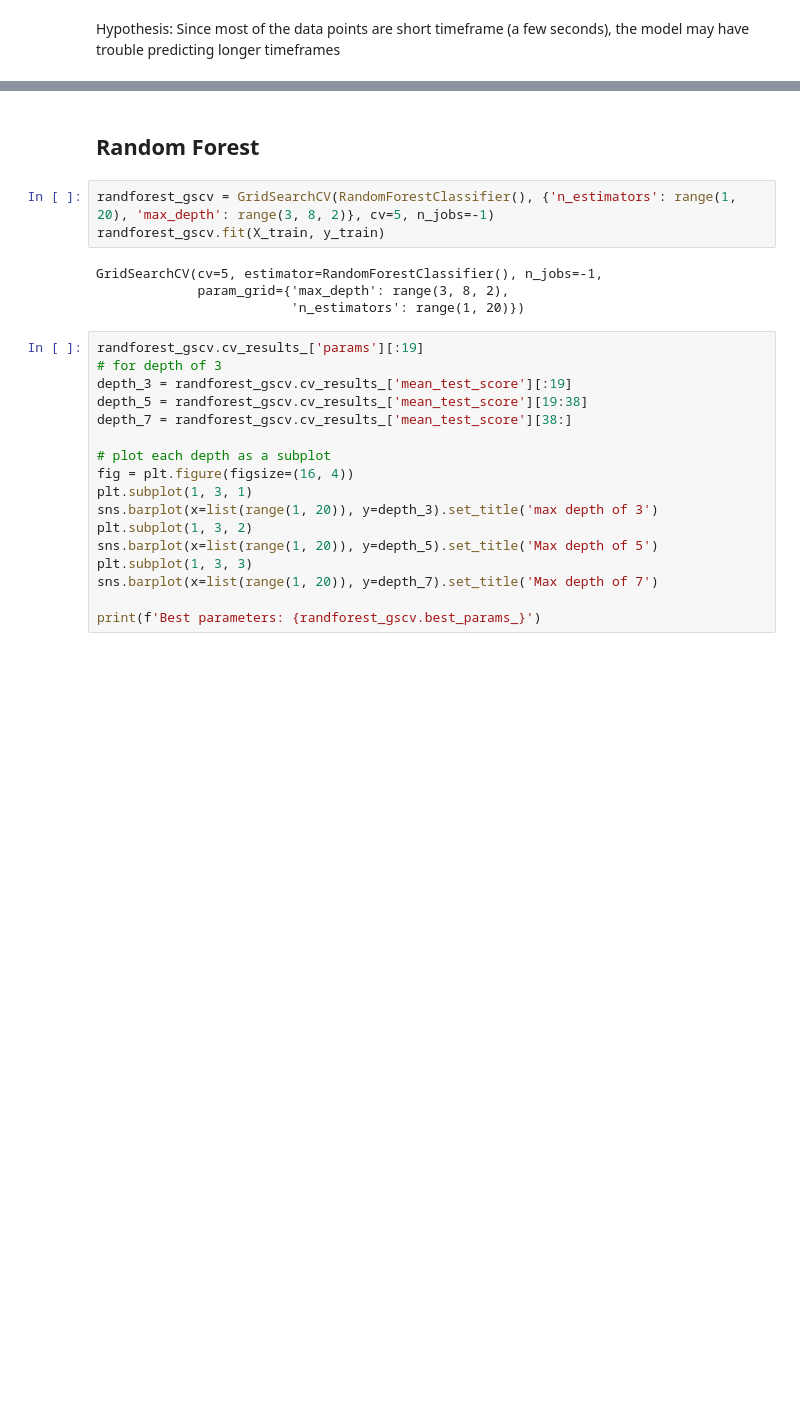
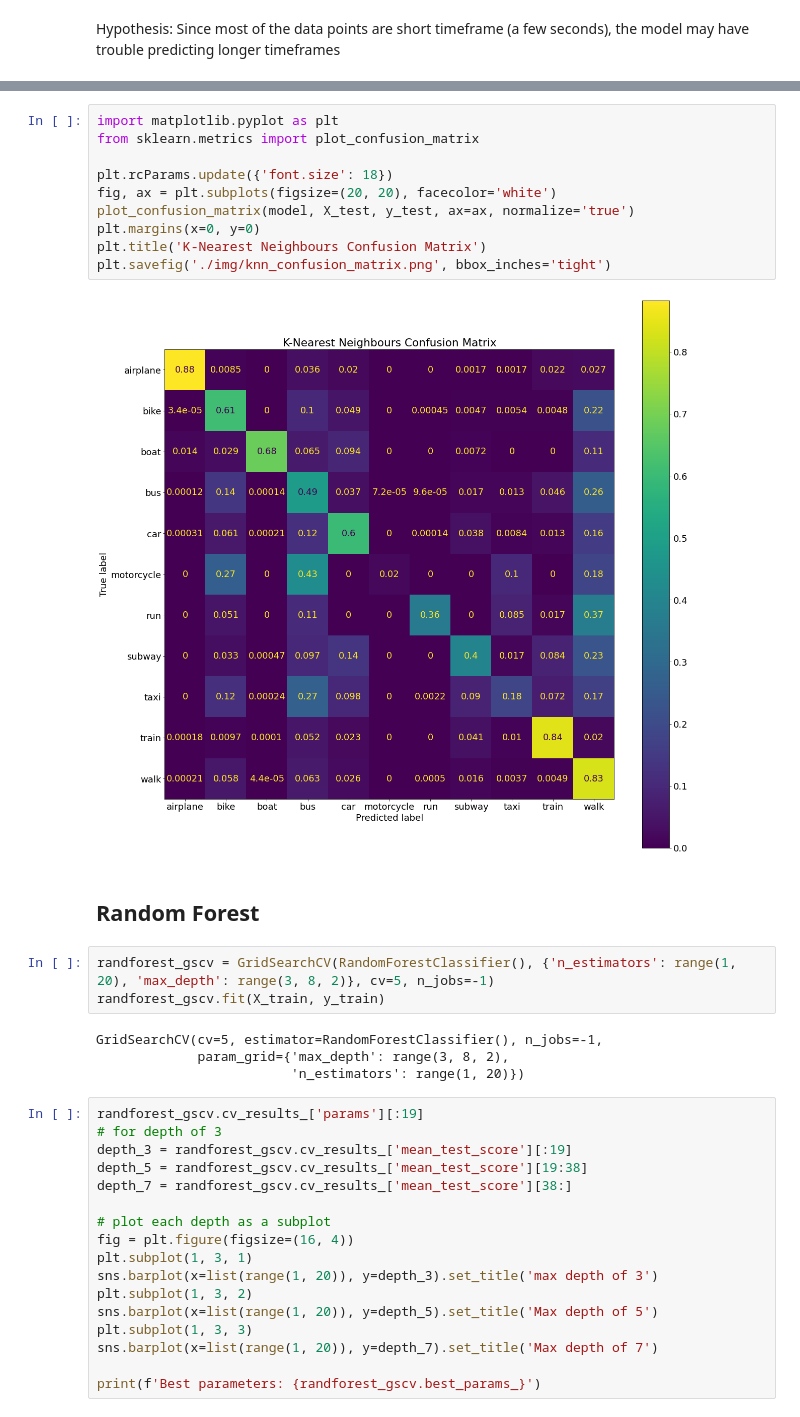
Before and after one commit to AdamBelfki3/trip-mode-detection-model, a Jupyter notebook: Trajectory Models.ipynb, the cells around one changed output, grey strips where cells are left out. Drawn from its saved outputs; the diff is of its cells as text; blank space fills up the shorter version.

Commit message:
Add confusion matrices to README.md

```diff
--- a/Trajectory Models.ipynb
+++ b/Trajectory Models.ipynb
@@ -60,3 +57,15 @@ Long duration score: 0.7318359981149208
+# %%
+import matplotlib.pyplot as plt
+from sklearn.metrics import plot_confusion_matrix
+
+plt.rcParams.update({'font.size': 18})
+fig, ax = plt.subplots(figsize=(20, 20), facecolor='white')
+plot_confusion_matrix(model, X_test, y_test, ax=ax, normalize='true')
+plt.margins(x=0, y=0)
+plt.title('K-Nearest Neighbours Confusion Matrix')
+plt.savefig('./img/knn_confusion_matrix.png', bbox_inches='tight')
+# %% [output]
+[figure, added]
 # %% [markdown]
 ## Random Forest
 # %%
```
Also changed, not shown: parts of 8 cells of this notebook, 5 other files.
